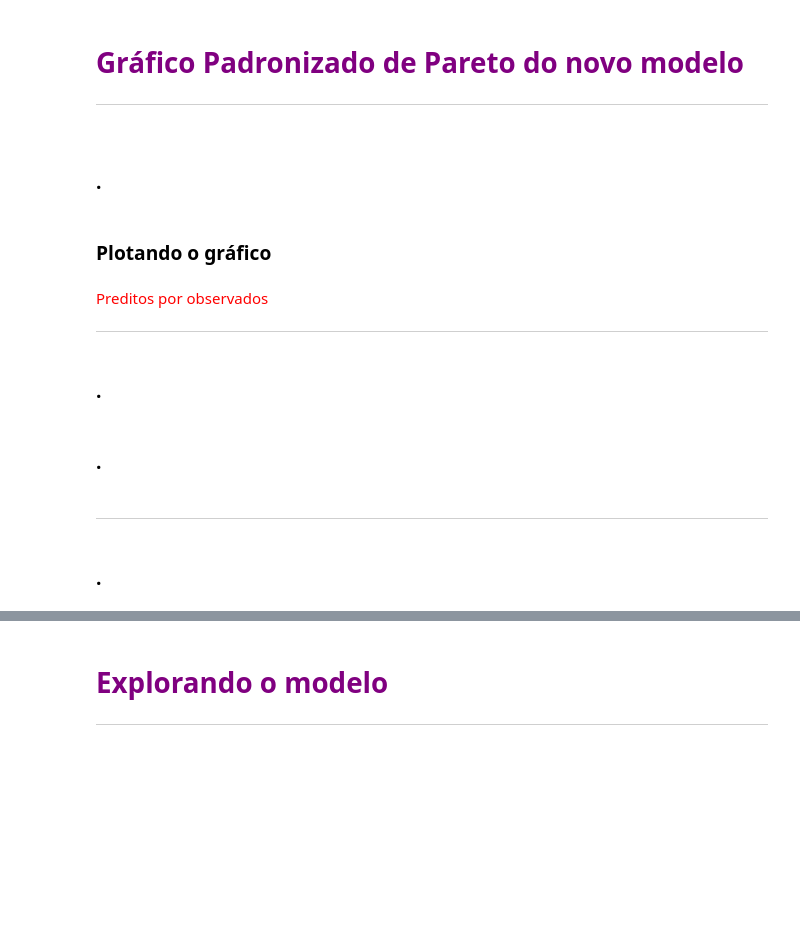
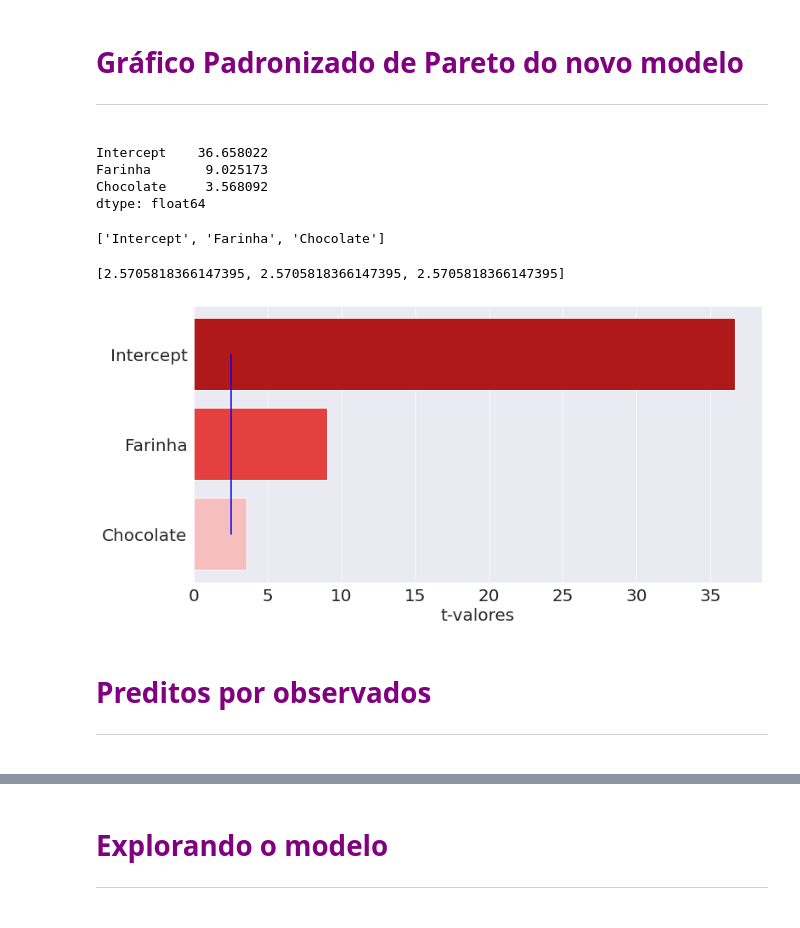
Before and after one commit to LilianeAquino/notebooks_cursos_alura, a Jupyter notebook: Introdução a experimentação/Planejamento_experimentos_aula.ipynb, the cells around one changed output, grey strips where cells are left out. Saved outputs shown, nothing was run; the diff lists cells and outputs as text; code cells hidden in the pictures; blank space fills up the shorter version.

```diff
--- a/Introdução a experimentação/Planejamento_experimentos_aula.ipynb
+++ b/Introdução a experimentação/Planejamento_experimentos_aula.ipynb
@@ -290,0 +308,2 @@ Warnings:
+# %%
+modelo_2 = smf.ols(data=experimento, formula='Porcoes~Farinha+Chocolate').fit()
@@ -295,18 +334,38 @@ Warnings:
 <p style='margin: 30px 30px;'>
 
 <hr style = 'border: 1px solid purple;'>
-# %% [markdown]
-### .
-# %% [markdown]
-### Plotando o gráfico
+# %%
+t_valores = modelo_2.tvalues
+t_valores
+# %% [output]
+Intercept    36.658022
+Farinha       9.025173
+Chocolate     3.568092
+dtype: float64
+# %%
+nome = t_valores.index.tolist()
+nome
+# %% [output]
+['Intercept', 'Farinha', 'Chocolate']
+# %%
+distribuicao = stats.t(df=5)
+limite = [distribuicao.ppf(q=1-0.025)]*len(nome)
+limite
+# %% [output]
+[2.5705818366147395, 2.5705818366147395, 2.5705818366147395]
+# %%
+pareto = sns.barplot(x=t_valores, y=nome)
+pareto.figure.set_size_inches(12, 6)
+pareto.tick_params(labelsize=20)
+pareto.set_xlabel('t-valores', fontsize=20)
+pareto.plot(limite, nome, 'b')
+plt.show()
+# %% [output]
+[figure, added]
 # %% [markdown]
-<font color='red' style='font-size: 30px;'> Preditos por observados  </font>
-<hr style='border: 2px solid red;'>
+# <font color = 'purple'> Preditos por observados   </font>
+
+
+<p style='margin: 30px 30px;'>
+
+<hr style = 'border: 1px solid purple;'>
-# %% [markdown]
-### .
-# %% [markdown]
-### .
-# %% [markdown]
-<hr>
-# %% [markdown]
-### .
```
Also changed, not shown: parts of 34 cells of this notebook.
